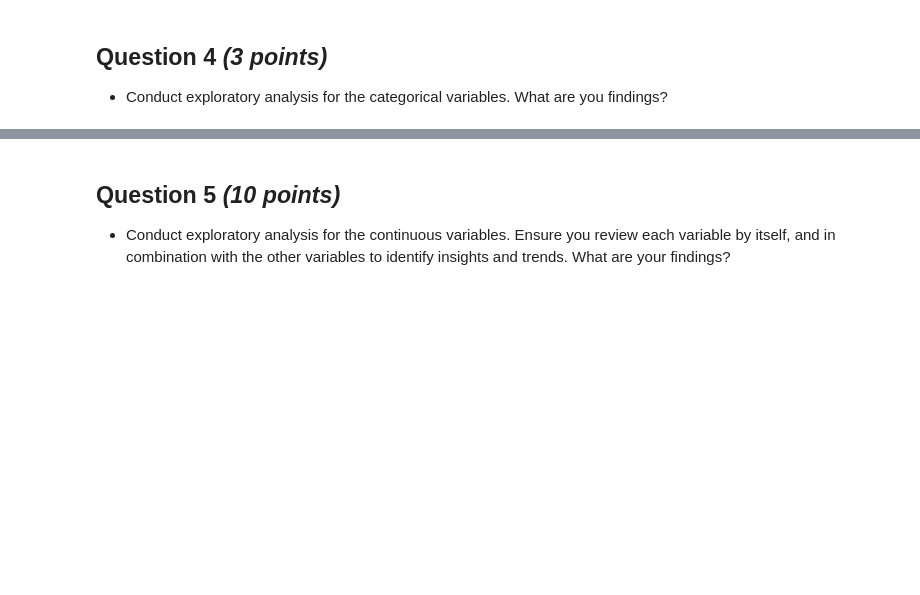
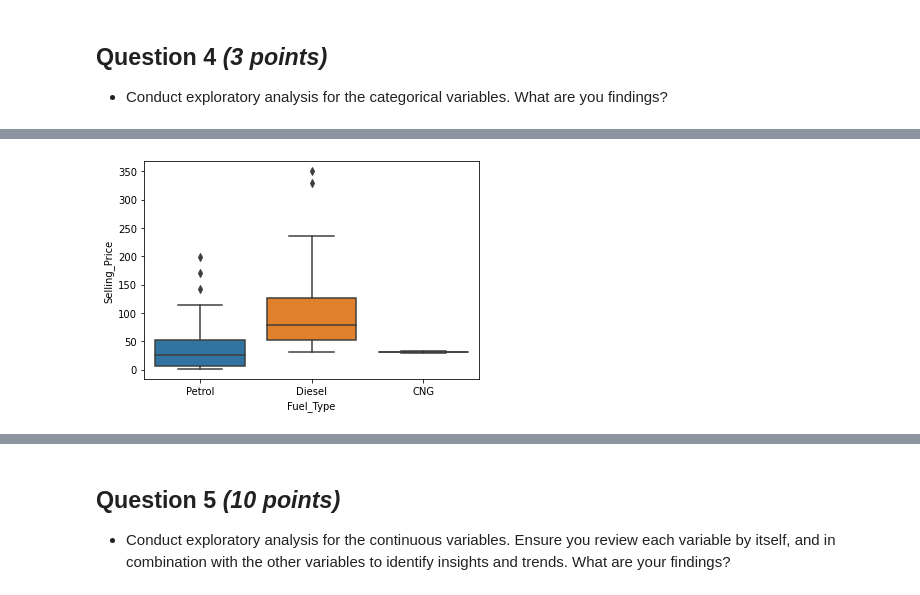
Before and after one commit to Alkasai/3250B, a Jupyter notebook: notebooks/[python] Assignment 3.ipynb, the cells around one changed output, grey strips where cells are left out. Saved outputs shown, nothing was run; the diff lists cells and outputs as text; code cells hidden in the pictures; blank space fills up the shorter version.

```diff
--- a/notebooks/[python] Assignment 3.ipynb
+++ b/notebooks/[python] Assignment 3.ipynb
@@ -126,0 +215,5 @@ df.head()
+# %%
+sns.boxplot(x='Fuel_Type', y='Selling_Price', data=df);
+# most of disel cars cost higher than the pertol ones
+# %% [output]
+[figure, added]
```
Also changed, not shown: parts of 38 cells of this notebook.
